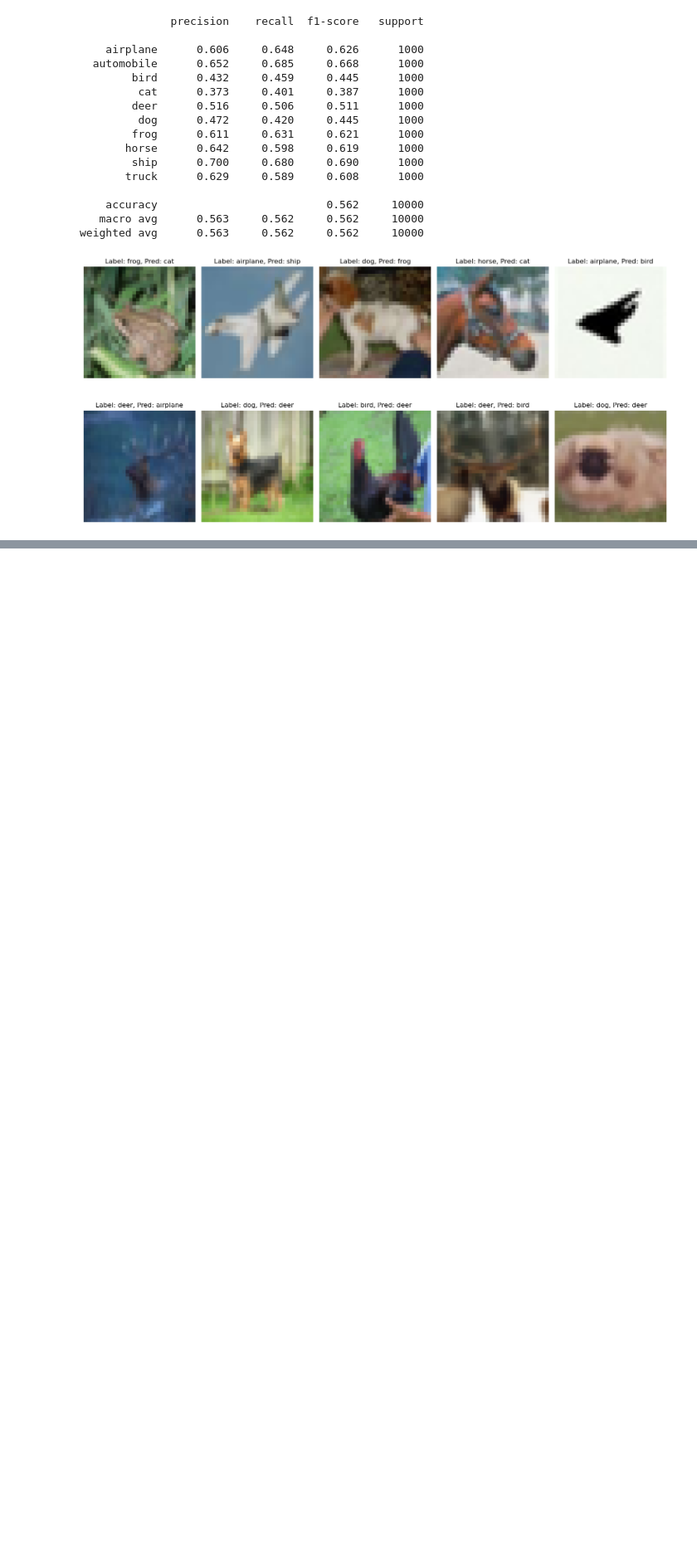
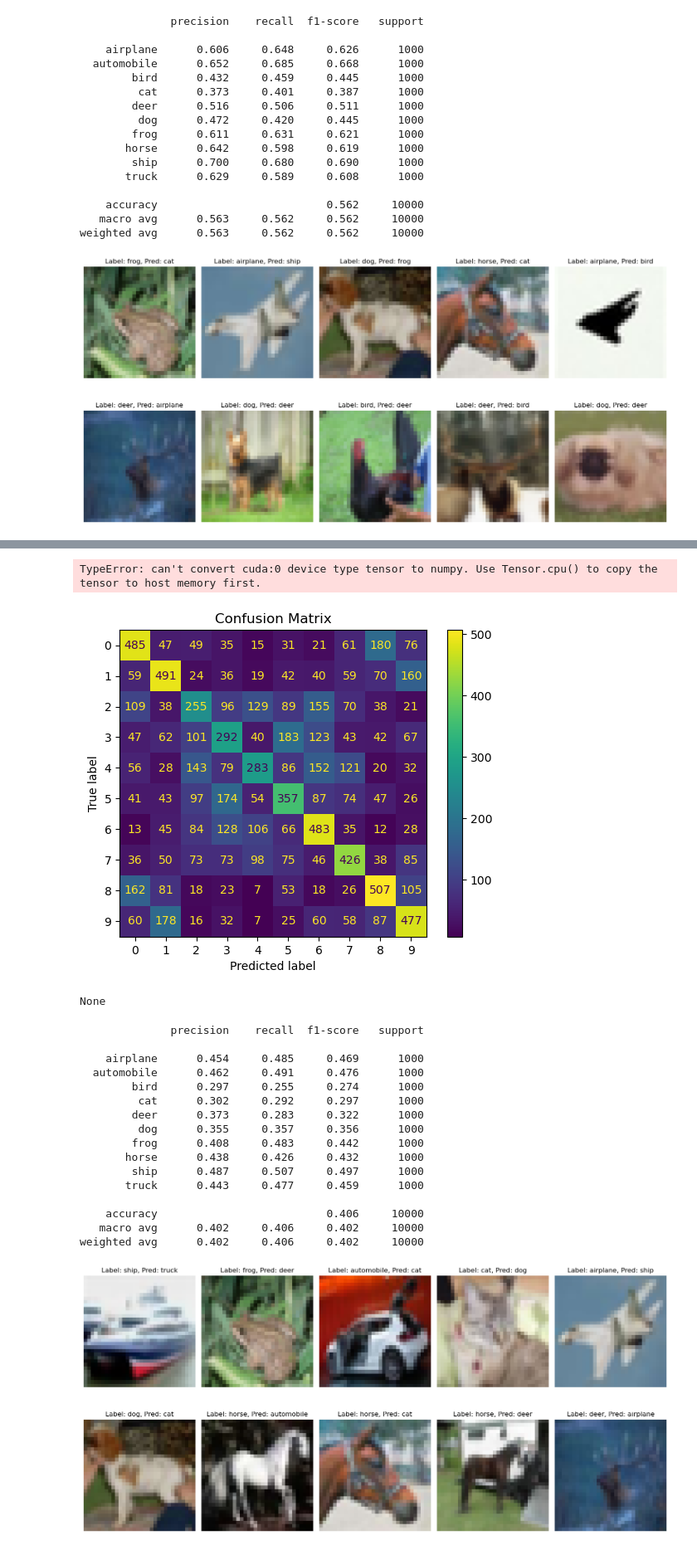
Before and after one commit to kounsolas/NeuralNetworks, a Jupyter notebook: Task2.ipynb, the cells around one changed output, grey strips where cells are left out. Shown at 83% size. Saved outputs shown, nothing was run; the diff lists cells and outputs as text; code cells hidden in the pictures; blank space fills up the shorter version.

```diff
--- a/Task2.ipynb
+++ b/Task2.ipynb
@@ -624,0 +725,47 @@ weighted avg      0.563     0.562     0.562     10000
+# %%
+from sklearn.neighbors import NearestCentroid
+
+param_grid = {
+    "metric":["euclidean","manhattan"],
+    "shrink_threshold":[0.2,0.4,0.5,0.6,0.8,1.0,1.2,1.4,1.6,1.8,2.0]
+}
+
+clf_nc = NearestCentroid()
+
+grid_search = GridSearchCV(clf_nc,param_grid,cv=3,scoring="accuracy",n_jobs=-1,verbose=1)
+
+grid_search.fit(X_train_sc_pca,y_train)
+
+print(f"\nBest parameters: {grid_search.best_params_}")
+
+best_grid_search_NC = grid_search.best_estimator_
+
+y_pred_best_grid_search_NC = best_grid_search_NC.predict(X_test_sc_pca)
+
+best_grid_search_NC_acc = accuracy_score(y_test,y_pred_best_grid_search_NC)
+
+print(f"Best grid search NC accuracy: {round(best_grid_search_NC_acc*100,2)}%")
+# %% [output]
+TypeError: can't convert cuda:0 device type tensor to numpy. Use Tensor.cpu() to copy the tensor to host memory first.
+# %%
+evaluate_model(best_grid_search_NC,X_test_sc_pca,y_test,X_test)
+# %% [output]
+[figure, added]
+None
+              precision    recall  f1-score   support
+
+    airplane      0.454     0.485     0.469      1000
+  automobile      0.462     0.491     0.476      1000
+        bird      0.297     0.255     0.274      1000
+         cat      0.302     0.292     0.297      1000
+        deer      0.373     0.283     0.322      1000
+         dog      0.355     0.357     0.356      1000
+        frog      0.408     0.483     0.442      1000
+       horse      0.438     0.426     0.432      1000
+        ship      0.487     0.507     0.497      1000
+       truck      0.443     0.477     0.459      1000
+
+    accuracy                          0.406     10000
+   macro avg      0.402     0.406     0.402     10000
+weighted avg      0.402     0.406     0.402     10000
+[figure, added]
```
Also changed, not shown: parts of 33 cells of this notebook.
